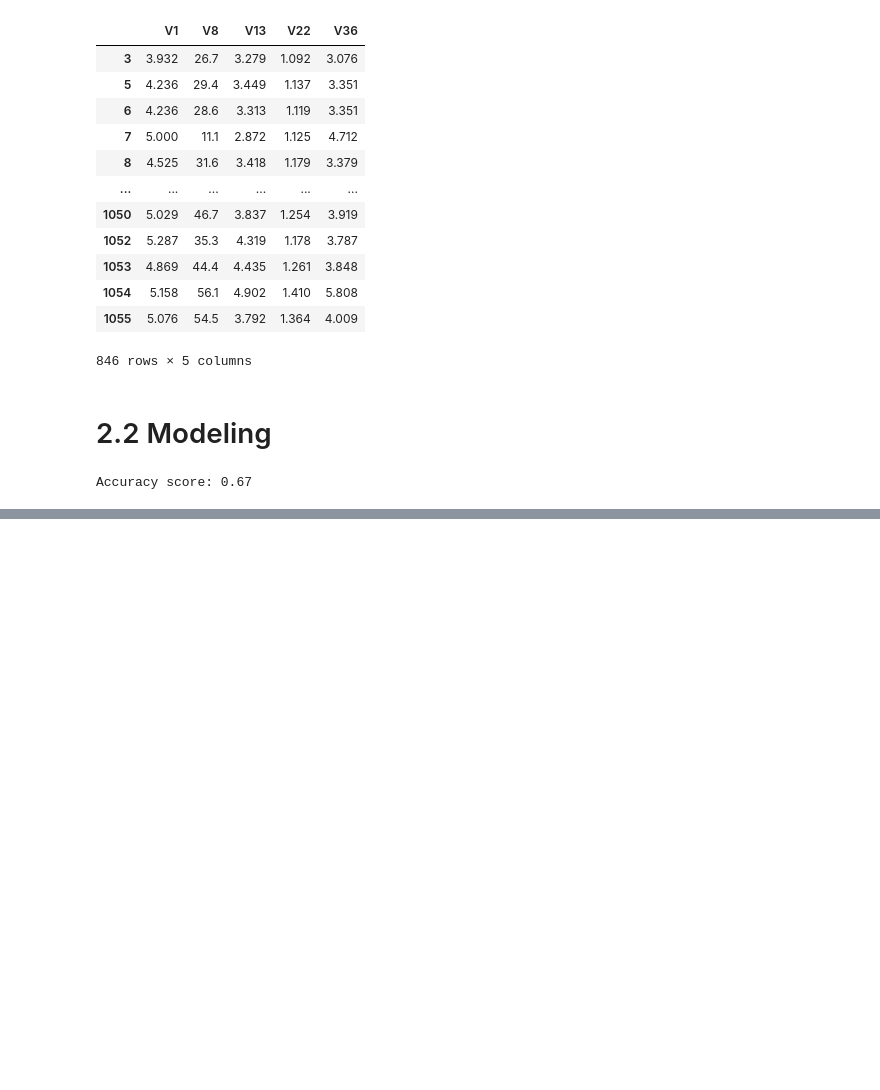
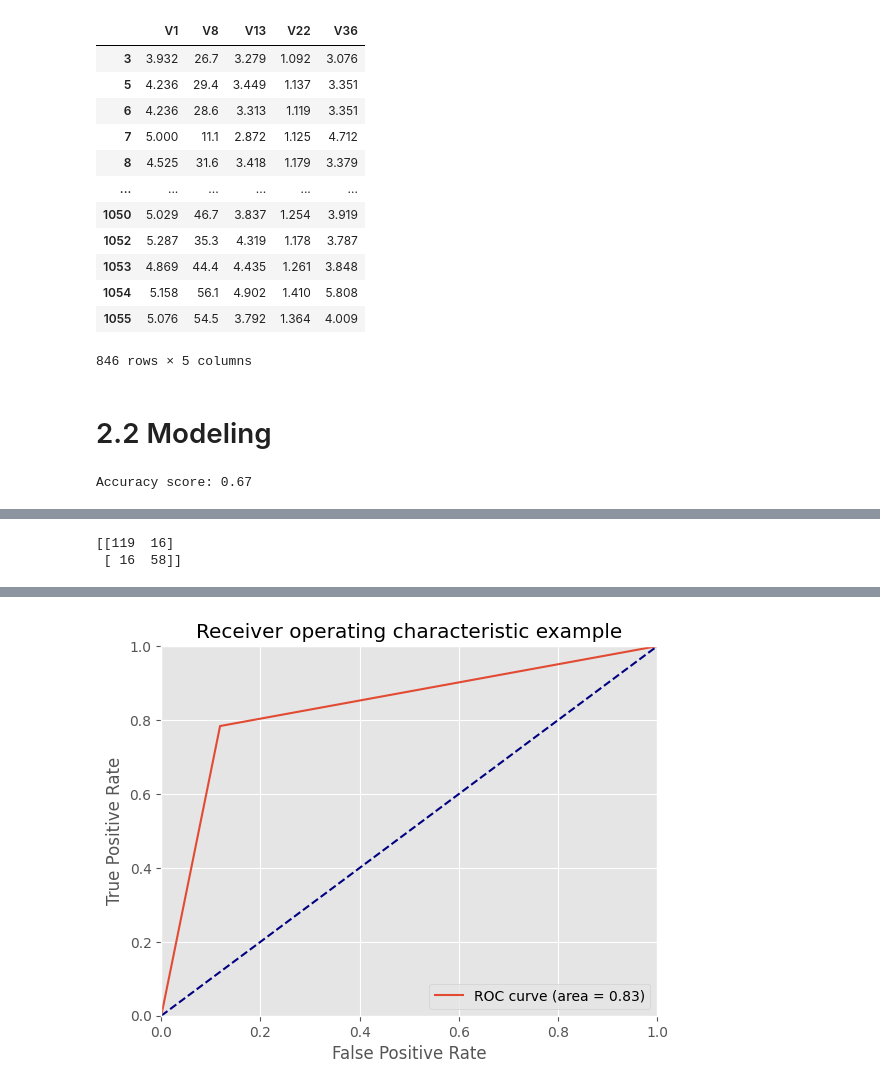
Before and after one commit to TheLukaDragar/IS2, a Jupyter notebook: assigment2.ipynb, the cells around one changed output, grey strips where cells are left out. Drawn from its saved outputs; the diff is of its cells as text; code cells hidden in the pictures; blank space fills up the shorter version.

```diff
--- a/assigment2.ipynb
+++ b/assigment2.ipynb
@@ -773,0 +1272,2 @@ Adaboost score on test data: 0.8277511961722488
+# %%
+cv_model = grid_cv_model.best_estimator_
@@ -773,0 +1317,2 @@ Adaboost score on test data: 0.8277511961722488
+# %%
+predictions = (modelNN.predict(Tstt) > 0.5).astype("int32")
@@ -773,0 +1347,32 @@ Adaboost score on test data: 0.8277511961722488
+# %%
+# Confusion Matrix
+# multilabel-indicator is not supported so np.argmax should be used!
+model_conf = confusion_matrix(df_test['Class'], predictions)
+print(model_conf)
+# %% [output]
+[[119  16]
+ [ 16  58]]
+# %%
+#%% ROC-AUC Curve
+import matplotlib.pyplot as plt
+
+
+
+probs=cv_model.predict_proba(X_test_nn)
+fpr,tpr,threshold=metrics.roc_curve(df_test['Class'],predictions)
+roc_auc=metrics.auc(fpr,tpr)
+
+
+
+
+plt.title("ROC")
+plt.plot(fpr,tpr,label='ROC curve (area = %0.2f)' % roc_auc)
+plt.plot([0, 1], [0, 1], color='navy',  linestyle='--')
+plt.xlim([0.0, 1.0])
+plt.ylim([0.0, 1.0])
+plt.xlabel('False Positive Rate')
+plt.ylabel('True Positive Rate')
+plt.title('Receiver operating characteristic example')
+plt.legend(loc="lower right")
+plt.show()
+# %% [output]
@@ -773,0 +1380 @@ Adaboost score on test data: 0.8277511961722488
+[figure, added]
```
Also changed, not shown: parts of 40 cells of this notebook, 1 other file.
